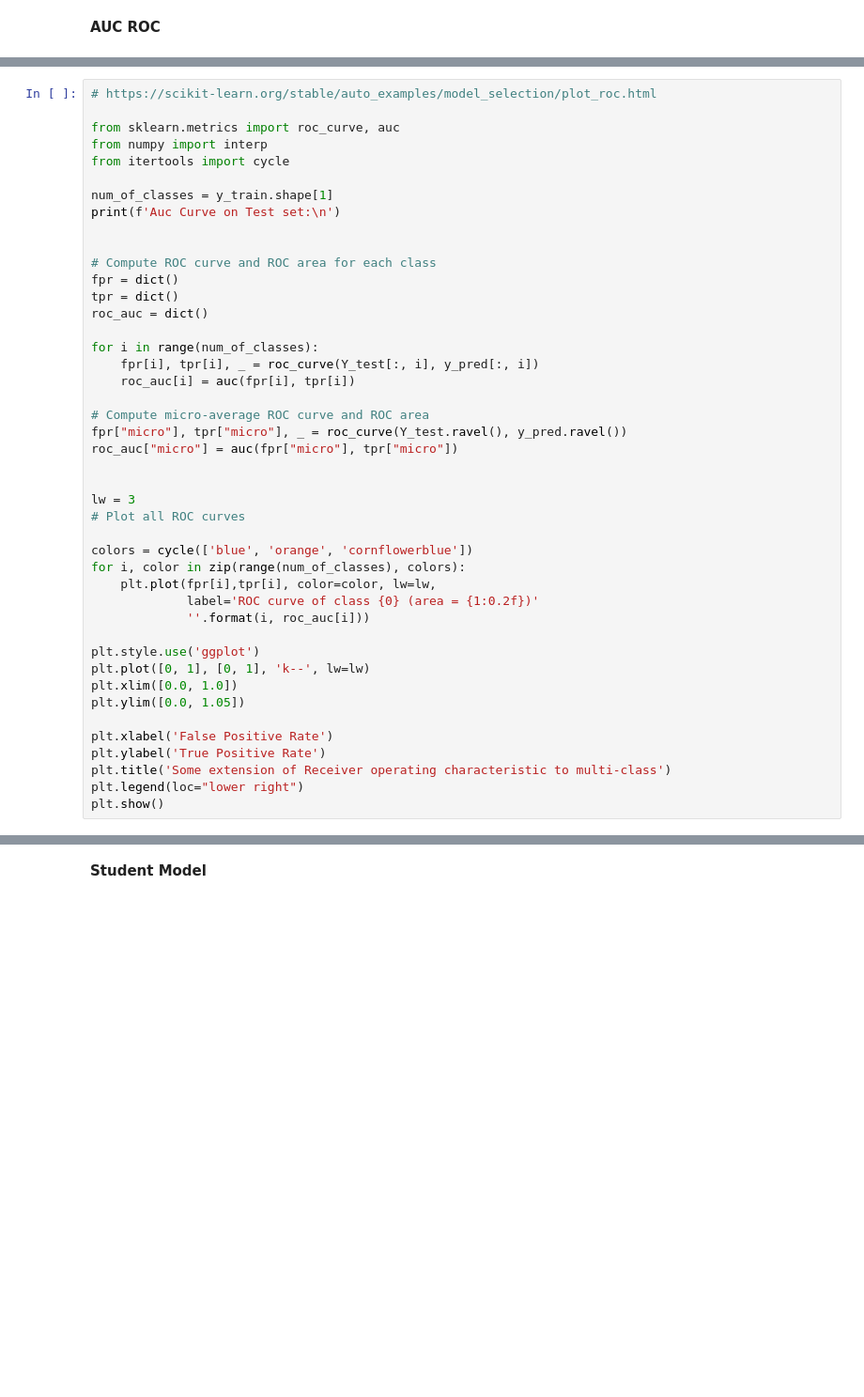
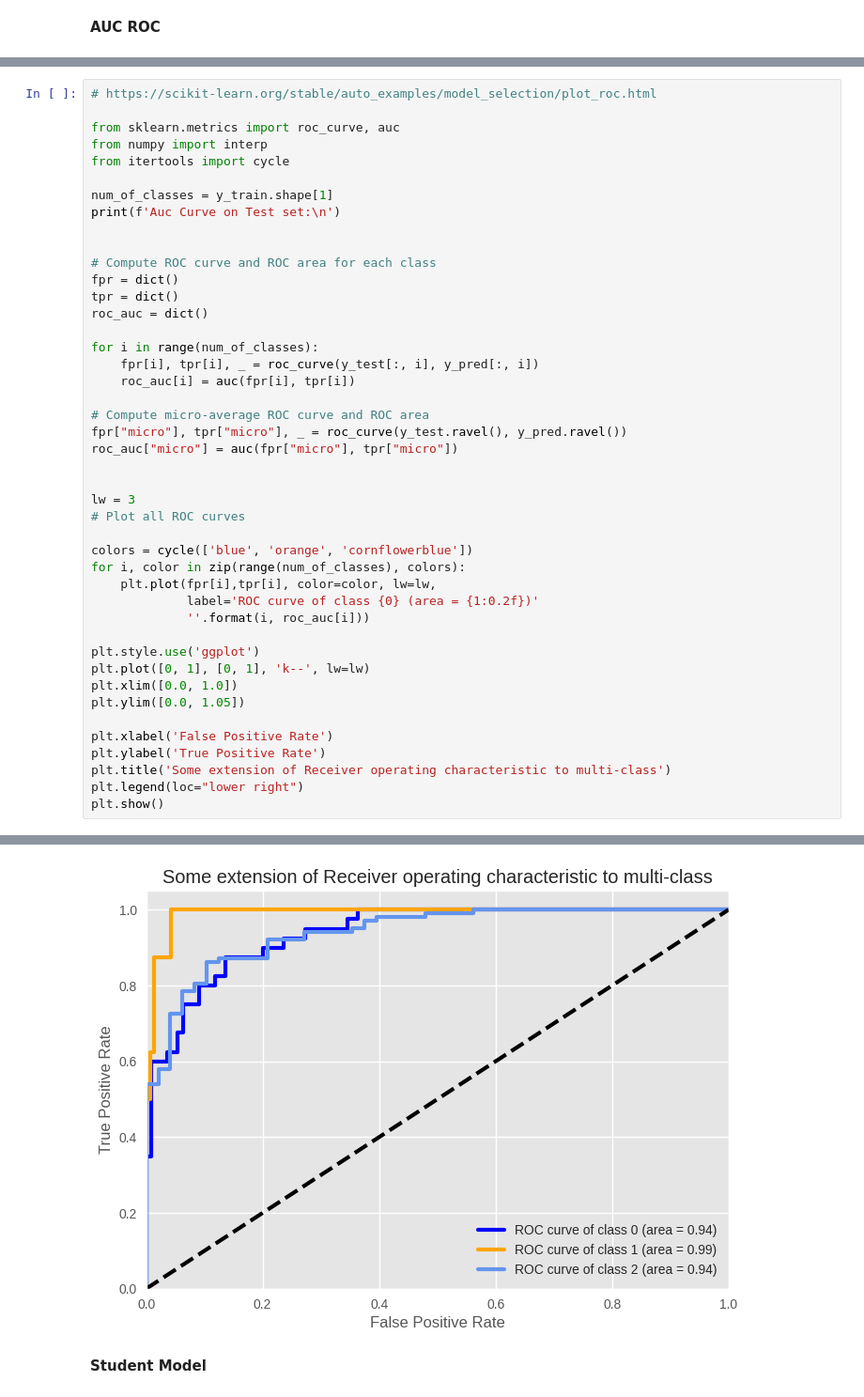
Before and after one commit to mshitie/KD-lesions, a Jupyter notebook: batch_training/Teacher&Student_Batch_96.ipynb, the cells around one changed output, grey strips where cells are left out. Shown: that part at 94% size. Drawn from its saved outputs; the diff is of its cells as text; blank space fills up the shorter version.

```diff
--- a/batch_training/Teacher&Student_Batch_96.ipynb
+++ b/batch_training/Teacher&Student_Batch_96.ipynb
@@ -431,11 +494,11 @@ tpr = dict()
 roc_auc = dict()
 
 for i in range(num_of_classes):
-    fpr[i], tpr[i], _ = roc_curve(Y_test[:, i], y_pred[:, i])
+    fpr[i], tpr[i], _ = roc_curve(y_test[:, i], y_pred[:, i])
     roc_auc[i] = auc(fpr[i], tpr[i])
 
 # Compute micro-average ROC curve and ROC area
-fpr["micro"], tpr["micro"], _ = roc_curve(Y_test.ravel(), y_pred.ravel())
+fpr["micro"], tpr["micro"], _ = roc_curve(y_test.ravel(), y_pred.ravel())
 roc_auc["micro"] = auc(fpr["micro"], tpr["micro"])
 
 
@@ -458,3 +521,4 @@ plt.ylabel('True Positive Rate')
 plt.title('Some extension of Receiver operating characteristic to multi-class')
 plt.legend(loc="lower right")
 plt.show()
+# %% [output]
@@ -461,3 +526,4 @@ plt.show()
+[figure, added]
 # %% [markdown]
 **Student Model**
 # %%
```
Also changed, not shown: parts of 27 cells of this notebook.
